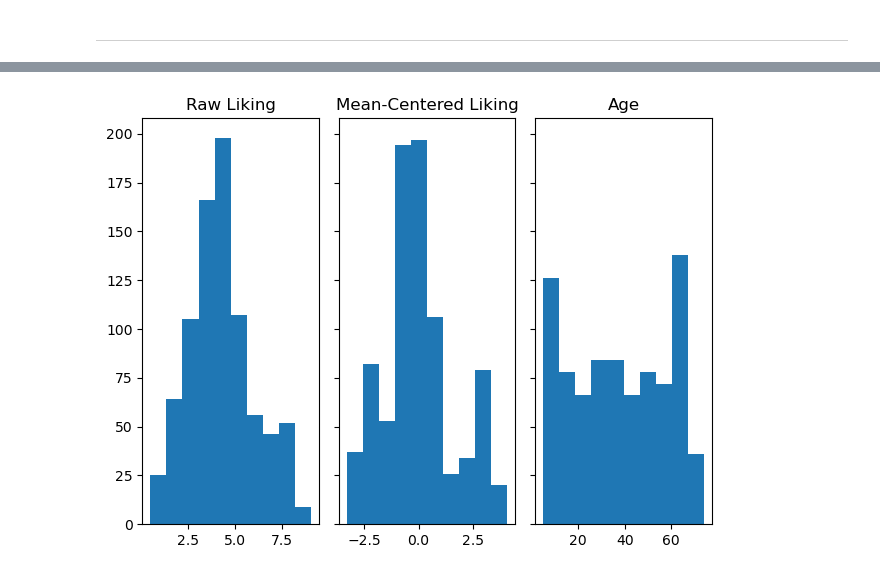
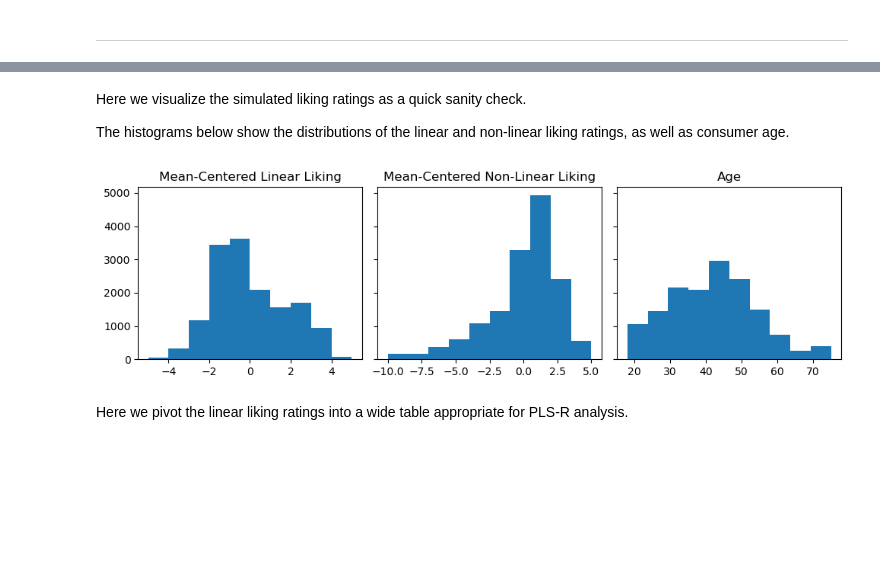
Before and after one commit to bpgodsil/chocolate_preference_mapping, a Jupyter notebook: notebooks/Chocolate_EPM_Project.ipynb, the cells around one changed output, grey strips where cells are left out. Drawn from its saved outputs; the diff is of its cells as text; code cells hidden in the pictures; blank space fills up the shorter version.

```diff
--- a/notebooks/Chocolate_EPM_Project.ipynb
+++ b/notebooks/Chocolate_EPM_Project.ipynb
@@ -159,0 +109,20 @@ df_liking
+# %%
+# create X_df with product as index
+X_df = df_product.set_index('product')
+
+# get mean and covariance of X_df
+mu = X_df.mean(axis=0).values
+cov = X_df.cov().values
+
+# set seed for reproduciblity
+np.random.seed(7)
+
+# generate synthetic chocolate types
+n_extra_rows = 44           # to reach 50
+X_synth = np.random.multivariate_normal(mu, cov, size=n_extra_rows) # generate synthetic data
+X_all = np.vstack([X_df.values, X_synth]) # bind observed and synthetic data by row
+product_index = list(X_df.index) + [f"choc{i+7:02d}" for i in range(n_extra_rows)] # generate names for the synthetic data
+X_all_df = pd.DataFrame(X_all, columns=X_df.columns, index=product_index) # organize data into dataframe with 'product' as the index
+
+# check
+display(X_all_df.head(10)) # first 6 are observed cases; the remaining cases are simulated
@@ -160,22 +233,26 @@ df_liking
+# %% [markdown]
+Here we visualize the simulated liking ratings as a quick sanity check.
+
+The histograms below show the distributions of the linear and non-linear liking ratings, as well as consumer age.
 # %%
-# visualize liking, liking_centered scores and age
-# be aware there are 6 replicated per person in these charts
+# visualize liking_centered scores and age
+fig, axs = plt.subplots(1, 3, sharey=True, tight_layout=True, figsize=(10, 3))
 
-fig, axs = plt.subplots(1, 3, sharey=True, tight_layout=True)
+# histogram for mean-centered linear liking
+axs[0].hist(y_df['l_liking_centered'], bins= 10)
+axs[0].set_title("Mean-Centered Linear Liking")
 
-# histogram for raw liking
-axs[0].hist(df_liking['liking'], bins= 10)
-axs[0].set_title("Raw Liking")
-
-# histogram for mean-centered liking
-axs[1].hist(df_liking['liking_centered'], bins= 10)
-axs[1].set_title("Mean-Centered Liking")
+# histogram for mean-centered non-linear liking
+axs[1].hist(y_df['nl_liking_centered'], bins= 10)
+axs[1].set_title("Mean-Centered Non-Linear Liking")
 
 # histogram of age distribution
-axs[2].hist(df_liking['age'], bins= 10) # be aware there are 6 replicated per person in this chart
+axs[2].hist(y_df['age'], bins= 10) # be aware there are 50 replicates per person in this chart
 axs[2].set_title("Age")
 
 plt.show()
 # %% [output]
-[figure, old version]
+[figure, new version]
+# %% [markdown]
+Here we pivot the linear liking ratings into a wide table appropriate for PLS-R analysis.
 # %%
```
Also changed, not shown: parts of 30 cells of this notebook, 3 other files.
